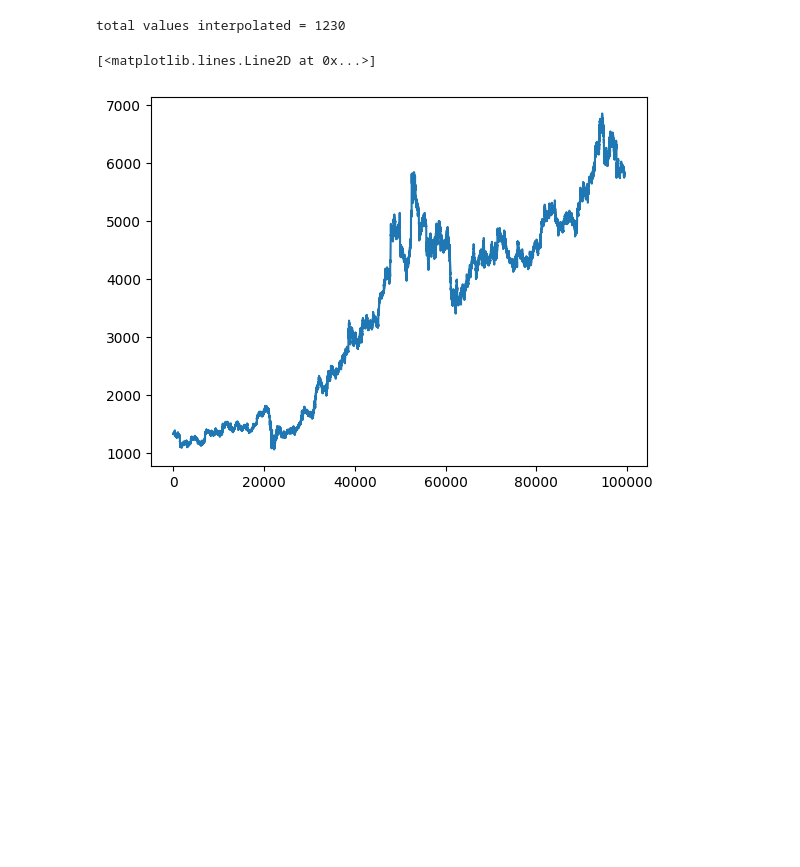
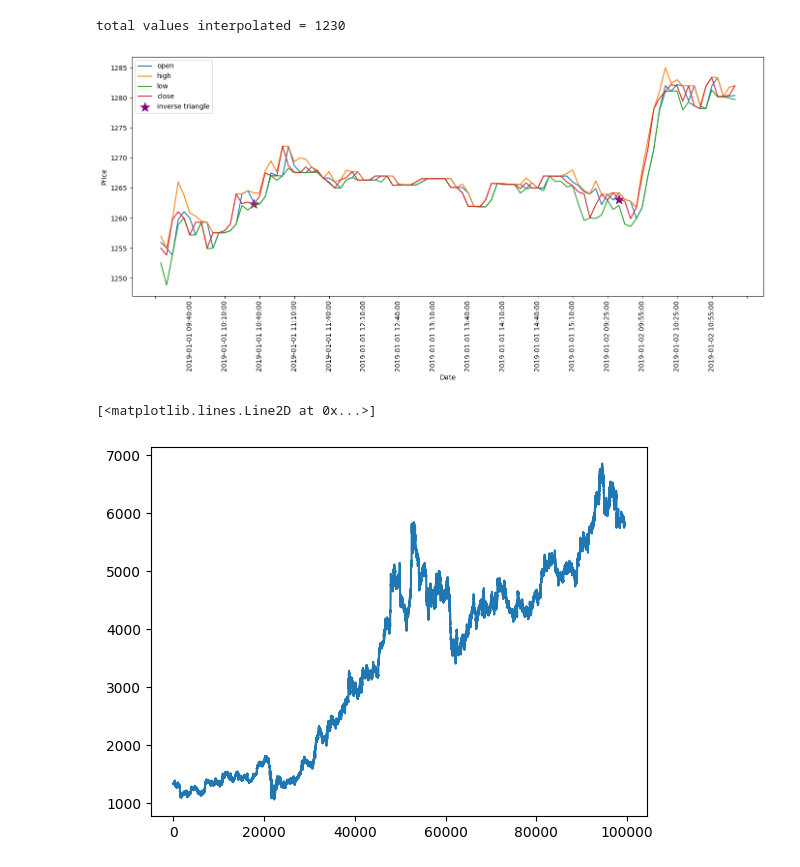
Before and after one commit to captanlevi/StockOverflow, a Jupyter notebook: figures.ipynb, the cells around one changed output. Saved outputs shown, nothing was run; the diff lists cells and outputs as text; code cells hidden in the pictures; blank space fills up the shorter version.

```diff
--- a/figures.ipynb
+++ b/figures.ipynb
@@ -30,5 +32,95 @@ df = interpolatorNotForDay(df= df, mode= "5minute")
 # %% [output]
 total values interpolated = 1230
+# %%
+start = 0
+end = 100
+
+open = df.open.values[start:end]
+high = df.high.values[start:end]
+low = df.low.values[start:end]
+close = df.close.values[start:end]
+date = df.date.values[start:end]
+
+head_shoulder = df.head_shoulder_pattern.values[start:end]
+head_shoulder_marker_dates = date[head_shoulder == 1]
+head_shoulder_close = close[head_shoulder == 1]
+
+head_shoulder_inverse_marker_dates = date[head_shoulder == -1]
+head_shoulder_inverse_close = close[head_shoulder == -1]
+
+##########################################################
+double_tops = df.double_pattern.values[start:end]
+double_tops_marker_dates = date[double_tops == 1]
+double_tops_close = close[double_tops == 1]
+
+double_bottoms_marker_dates = date[double_tops == -1]
+double_bottoms_close = close[double_tops == -1]
+
+##############################################################
+pivot_signal = df.pivot_signal.values[start:end]
+
+pivot_higher_high_dates = date[pivot_signal == -2]
+pivot_higher_high_close = close[pivot_signal == -2]
+
+pivot_lower_low_dates = date[pivot_signal == -1]
+pivot_lower_low_close = close[pivot_signal == -1]
+
+pivot_lower_high_dates = date[pivot_signal == 1]
+pivot_lower_high_close = close[pivot_signal == 1]
+
+pivot_higher_low_dates = date[pivot_signal == 2]
+pivot_higher_low_close = close[pivot_signal == 2]
+
+##############################################################
+
+triangle_pattern = df.triangle_pattern.values[start:end]
+triangle_dates = date[triangle_pattern == 1]
+triangle_close = close[triangle_pattern == 1]
+
+inverse_triangle_dates = date[triangle_pattern == -1]
+inverse_triangle_close = close[triangle_pattern == -1]
+
+#################################################################
+
+
+plt.figure(figsize=(14, 7))  # Optional: Adjust the figure size
+
+
+
+plt.plot(date,open, label = "open")
+plt.plot(date,high, label = "high")
+plt.plot(date,low, label = "low")
+plt.plot(date,close, label = "close")
+#plt.scatter(head_shoulder_marker_dates, head_shoulder_close, color='purple', marker='*', s=200, label='Head Shoulders')
+#plt.scatter(head_shoulder_inverse_marker_dates, head_shoulder_inverse_close, color='purple', marker='*', s=200, label='Inverse Head Shoulders')
+#plt.scatter(double_tops_marker_dates, double_tops_close, color='purple', marker='*', s=200, label='double tops')
+
+#plt.scatter(double_bottoms_marker_dates, double_bottoms_close, color='purple', marker='*', s=200, label='double bottoms')
+
+"""
+plt.scatter(pivot_higher_high_dates, pivot_higher_high_close, color='purple', marker='*', s=200, label='pivot higher high')
+plt.scatter(pivot_lower_low_dates, pivot_lower_low_close, color='black', marker='*', s=200, label='pivot lower low')
+plt.scatter(pivot_lower_high_dates, pivot_lower_high_close, color='blue', marker='*', s=200, label='pivot lower high')
+plt.scatter(pivot_higher_low_dates, pivot_higher_low_close, color='maroon', marker='*', s=200, label='pivot higher low')
+"""
+
+#plt.scatter(triangle_dates, triangle_close, color='purple', marker='*', s=200, label='triangle')
+plt.scatter(inverse_triangle_dates, inverse_triangle_close, color='purple', marker='*', s=200, label='inverse triangle')
+
+
+
+plt.gca().xaxis.set_major_locator(mdates.DayLocator(interval=6))
+plt.xticks(rotation = 90)
+plt.xlabel('Date')
+plt.ylabel('Price')
+plt.legend()
+plt.tight_layout()
+plt.show()
+
+#plt.plot(gea)
+#plt.plot(, marker = ">")
+# %% [output]
+[figure, added]
 # %%
 
 close = df.close.values
```
Also changed, not shown: parts of 2 cells of this notebook, 1 other file.
